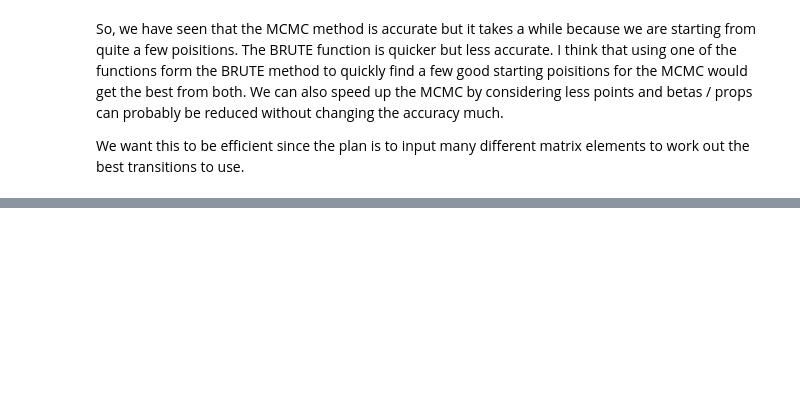
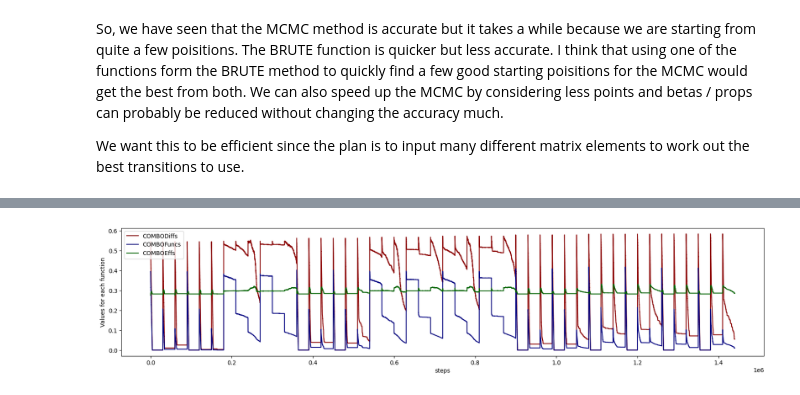
Before and after one commit to 0llieHale11/Finding-Modulation-Indices, a Jupyter notebook: ModIndicesCombo.ipynb, the cells around one changed output, grey strips where cells are left out. Saved outputs shown, nothing was run; the diff lists cells and outputs as text; code cells hidden in the pictures; blank space fills up the shorter version.

```diff
--- a/ModIndicesCombo.ipynb
+++ b/ModIndicesCombo.ipynb
@@ -335,0 +335,15 @@ plt.show()
+# %%
+##visualise what is going on in the simulation:
+steps = np.linspace(1,np.size(COMBODiffs),np.size(COMBODiffs))
+
+plt.figure(figsize=(20,4))
+plt.plot(steps,COMBODiffs, color='darkred', label = 'COMBODiffs')
+plt.plot(steps,COMBOFuncs, color='navy', label = 'COMBOFuncs')
+plt.plot(steps,COMBOEffs, color='darkgreen', label = 'COMBOEffs')
+
+plt.legend()
+plt.ylabel('Values for each function')
+plt.xlabel('steps')
+plt.show()
+# %% [output]
+[figure, added]
```
Also changed, not shown: parts of 5 cells of this notebook.
